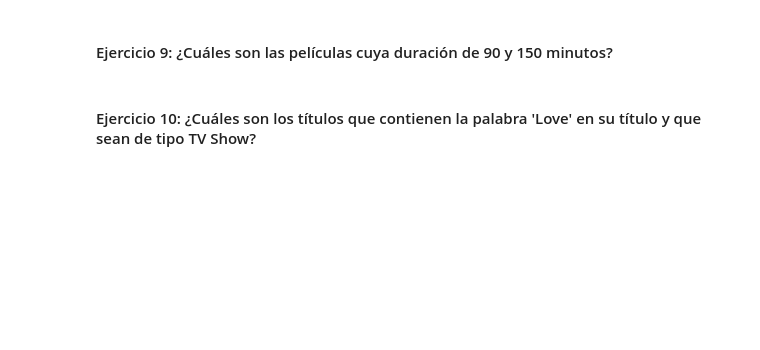
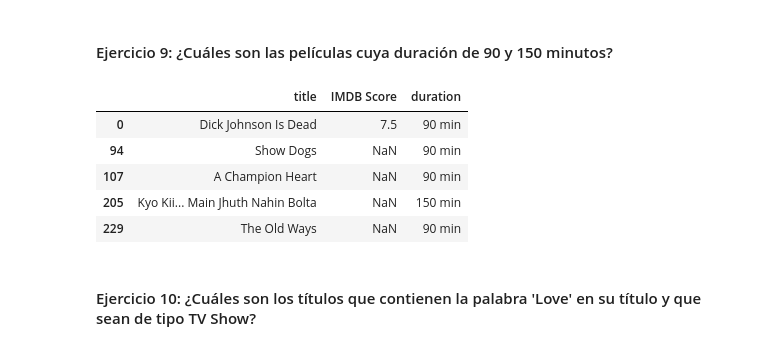
Before and after one commit to SupernovaIa/Laboratorio-Pandas-filtrado-groupy, a Jupyter notebook: laboratorio-modulo2-leccion03-filtrado.ipynb, the cells around one changed output. Drawn from its saved outputs; the diff is of its cells as text; code cells hidden in the pictures; blank space fills up the shorter version.

```diff
--- a/laboratorio-modulo2-leccion03-filtrado.ipynb
+++ b/laboratorio-modulo2-leccion03-filtrado.ipynb
@@ -49,4 +157,15 @@ filtro1 =
 # %% [markdown]
 #### Ejercicio 9: ¿Cuáles son las películas cuya duración de 90 y 150 minutos?
+# %%
+filtro9 = (df['duration'] == '90 min') | (df['duration'] == '150 min')
+
+df[filtro9][['title', 'IMDB Score', 'duration']].head()
+# %% [output]
+|  | title | IMDB Score | duration |
+| 0 | Dick Johnson Is Dead | 7.5 | 90 min |
+| 94 | Show Dogs | NaN | 90 min |
+| 107 | A Champion Heart | NaN | 90 min |
+| 205 | Kyo Kii... Main Jhuth Nahin Bolta | NaN | 150 min |
+| 229 | The Old Ways | NaN | 90 min |
 # %% [markdown]
 #### Ejercicio 10: ¿Cuáles son los títulos que contienen la palabra 'Love' en su título y que sean de tipo TV Show?
```
Also changed, not shown: parts of 26 cells of this notebook.
